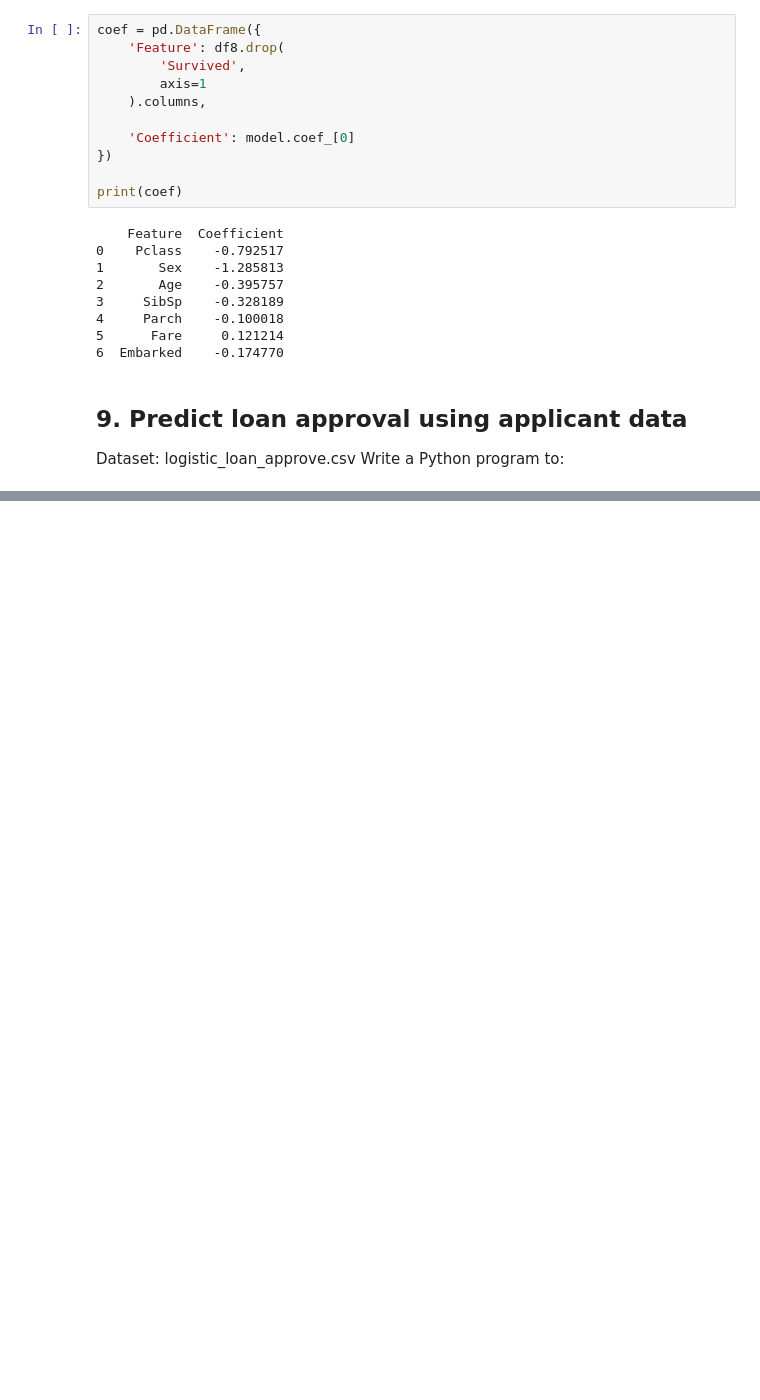
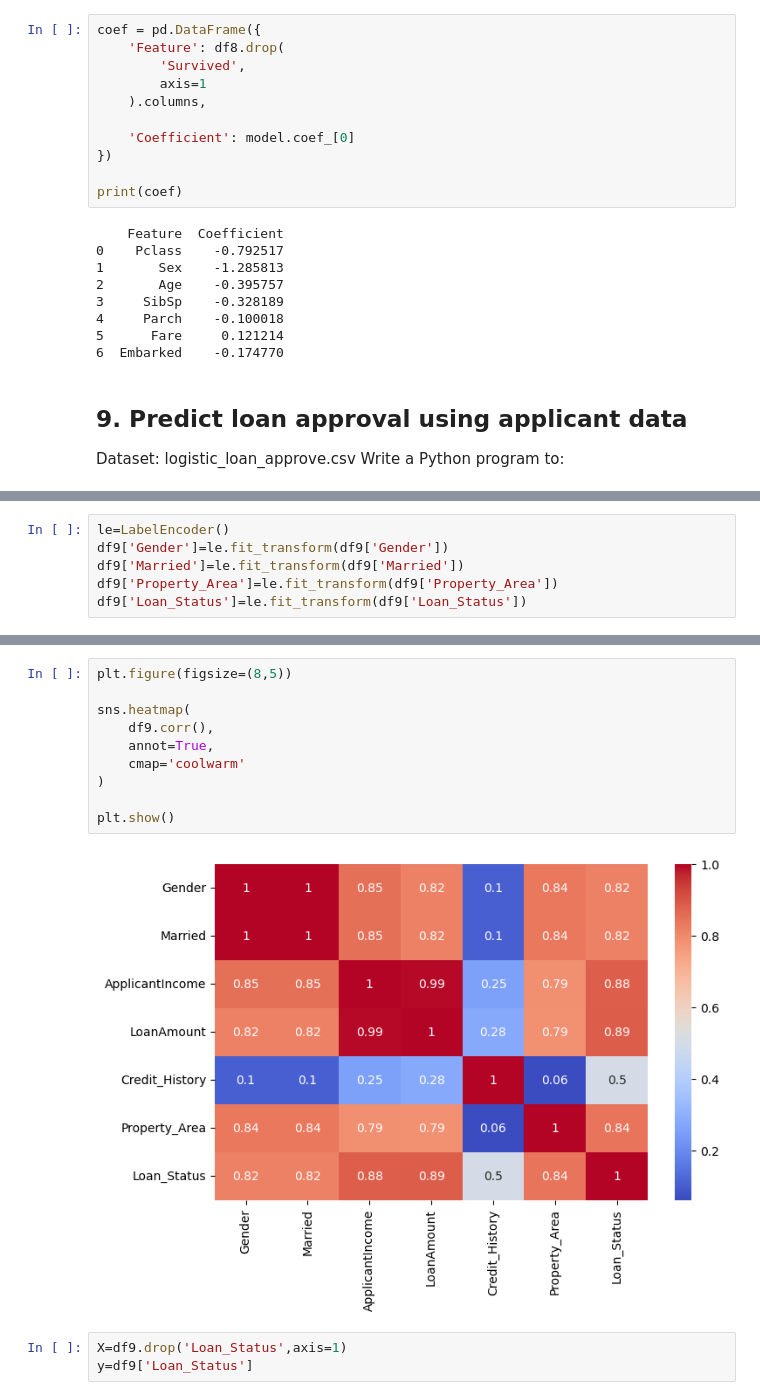
Before and after one commit to Dhyan-Shah/Sparks_AI_ML_Internship, a Jupyter notebook: ML/Practice/ML_Test.ipynb, the cells around one changed output, grey strips where cells are left out. Drawn from its saved outputs; the diff is of its cells as text; blank space fills up the shorter version.

```diff
--- a/ML/Practice/ML_Test.ipynb
+++ b/ML/Practice/ML_Test.ipynb
@@ -955,0 +1020,6 @@ Write a Python program to:
+# %%
+le=LabelEncoder()
+df9['Gender']=le.fit_transform(df9['Gender'])
+df9['Married']=le.fit_transform(df9['Married'])
+df9['Property_Area']=le.fit_transform(df9['Property_Area'])
+df9['Loan_Status']=le.fit_transform(df9['Loan_Status'])
@@ -955,0 +1035,15 @@ Write a Python program to:
+# %%
+plt.figure(figsize=(8,5))
+
+sns.heatmap(
+    df9.corr(),
+    annot=True,
+    cmap='coolwarm'
+)
+
+plt.show()
+# %% [output]
+[figure, added]
+# %%
+X=df9.drop('Loan_Status',axis=1)
+y=df9['Loan_Status']
```
Also changed, not shown: parts of 51 cells of this notebook, 3 other files.
